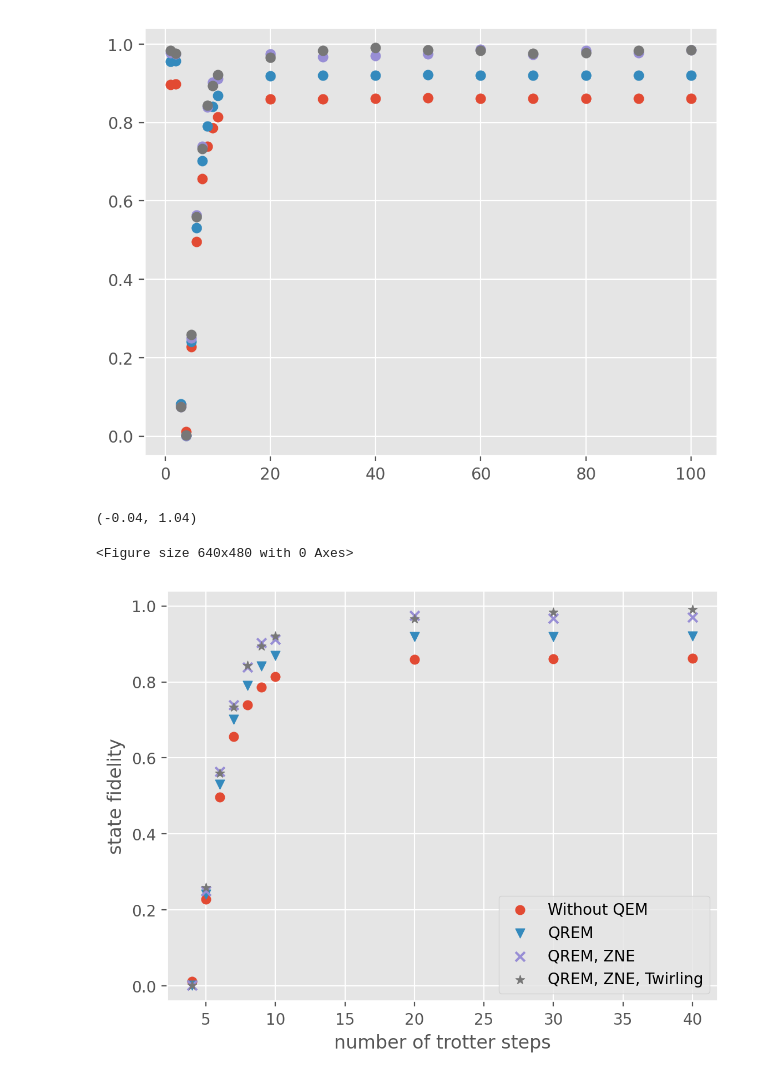
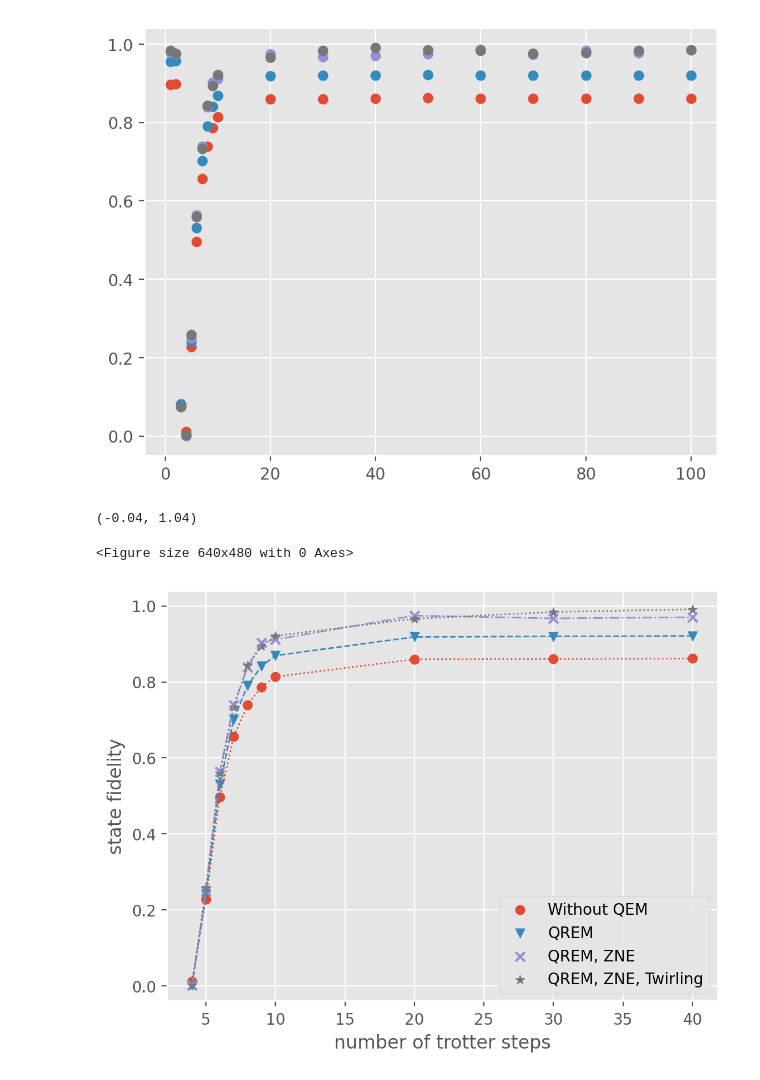
Before and after one commit to BOBO1997/osp_solutions, a Jupyter notebook: experiments/compare_qem/analyze_20251013.ipynb, the cells around one changed output. Drawn from its saved outputs; the diff is of its cells as text; code cells hidden in the pictures.

```diff
--- a/experiments/compare_qem/analyze_20251013.ipynb
+++ b/experiments/compare_qem/analyze_20251013.ipynb
@@ -46,17 +46,22 @@ plt.scatter(num_steps_list, zne_pt_fid_list)
 # %%
 limit = 13
 plt.clf()
 plt.figure(dpi=200)
-plt.scatter(num_steps_list[3:limit], raw_fid_list[3:limit], marker="o")
-plt.scatter(num_steps_list[3:limit], qrem_fid_list[3:limit], marker="v")
-plt.scatter(num_steps_list[3:limit], zne_fid_list[3:limit], marker="x")
-plt.scatter(num_steps_list[3:limit], zne_pt_fid_list[3:limit], marker="*")
+p1 = plt.scatter(num_steps_list[3:limit], raw_fid_list[3:limit], marker="o")
+plt.plot(num_steps_list[3:limit], raw_fid_list[3:limit],linewidth=1,linestyle="dotted")
+p2 = plt.scatter(num_steps_list[3:limit], qrem_fid_list[3:limit], marker="v")
+plt.plot(num_steps_list[3:limit], qrem_fid_list[3:limit],linewidth=1,linestyle="dashed")
+p3 = plt.scatter(num_steps_list[3:limit], zne_fid_list[3:limit], marker="x")
+plt.plot(num_steps_list[3:limit], zne_fid_list[3:limit],linewidth=1,linestyle="dashdot")
+p4 = plt.scatter(num_steps_list[3:limit], zne_pt_fid_list[3:limit], marker="*")
+plt.plot(num_steps_list[3:limit], zne_pt_fid_list[3:limit],linewidth=1,linestyle="dotted")
 plt.xlabel("number of trotter steps")
 plt.ylabel("state fidelity")
-plt.legend(("Without QEM", "QREM", "QREM, ZNE", "QREM, ZNE, Twirling"))
+plt.legend([p1,p2,p3,p4],
+           ["Without QEM", "QREM", "QREM, ZNE", "QREM, ZNE, Twirling"])
 plt.ylim(bottom=-0.04,top=1.04)
 # plt.title("The effect of error mitigations")
 # %% [output]
 (-0.04, 1.04)
 <Figure size 640x480 with 0 Axes>
-[figure, old version]
+[figure, new version]
```
Also changed, not shown: parts of 2 cells of this notebook, 12 other files.
